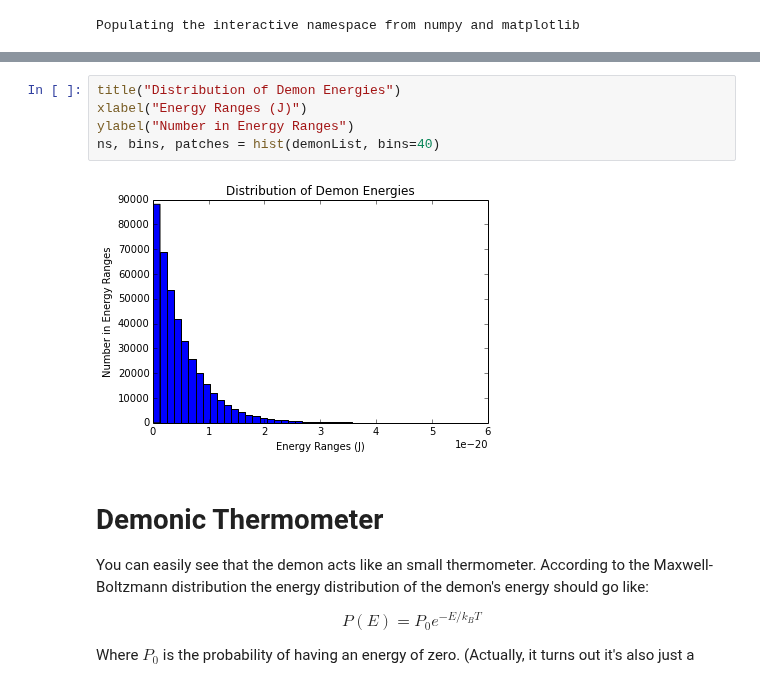
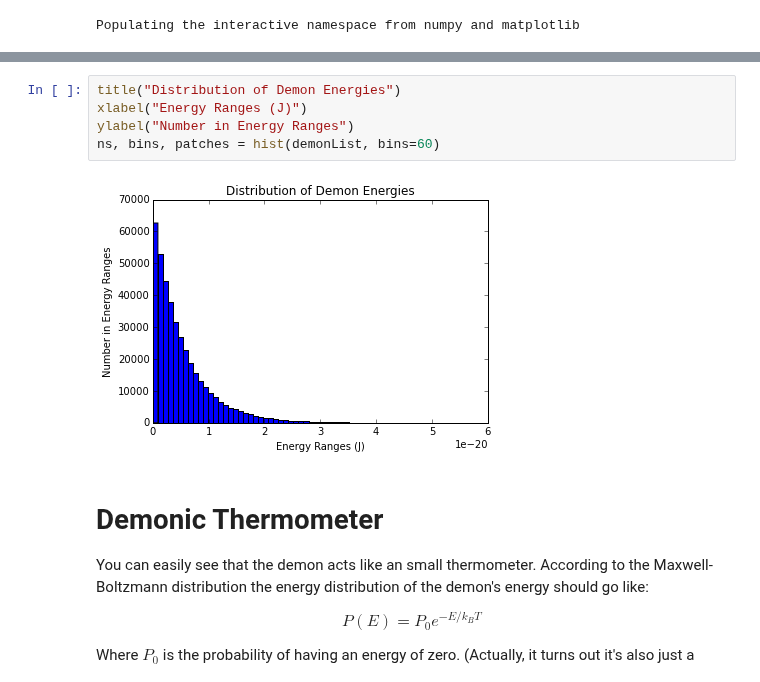
Before and after one commit to sspickle/sci-comp-notebooks, a Jupyter notebook: P05-DemonAlgorithm.ipynb, the cells around one changed output, grey strips where cells are left out. Drawn from its saved outputs; the diff is of its cells as text.

```diff
--- a/P05-DemonAlgorithm.ipynb
+++ b/P05-DemonAlgorithm.ipynb
@@ -87,10 +107,10 @@ Averge height=10095.075m
 # %%
 title("Distribution of Demon Energies")
 xlabel("Energy Ranges (J)")
 ylabel("Number in Energy Ranges")
-ns, bins, patches = hist(demonList, bins=40)
+ns, bins, patches = hist(demonList, bins=60)
 # %% [output]
-[figure, old version]
+[figure, new version]
 # %% [markdown]
 Demonic Thermometer
 ====================
```
Also changed, not shown: parts of 4 cells of this notebook, 5 other files.
